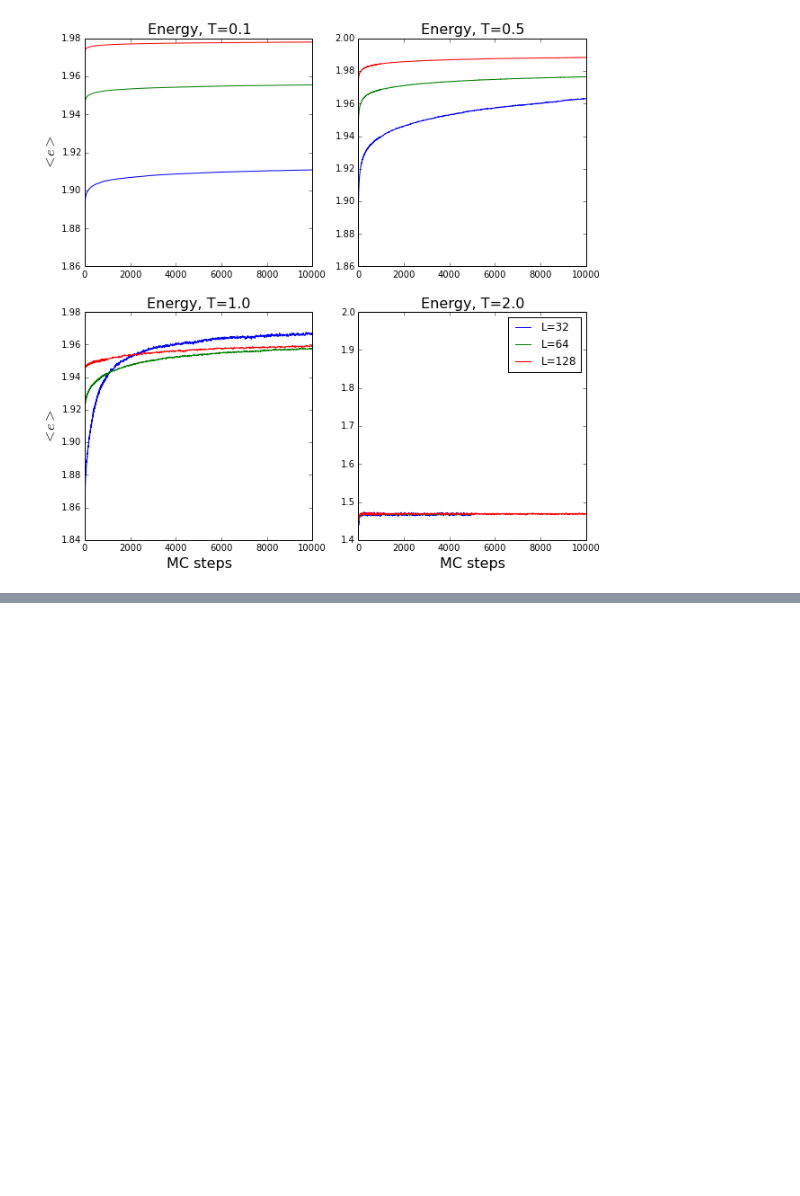
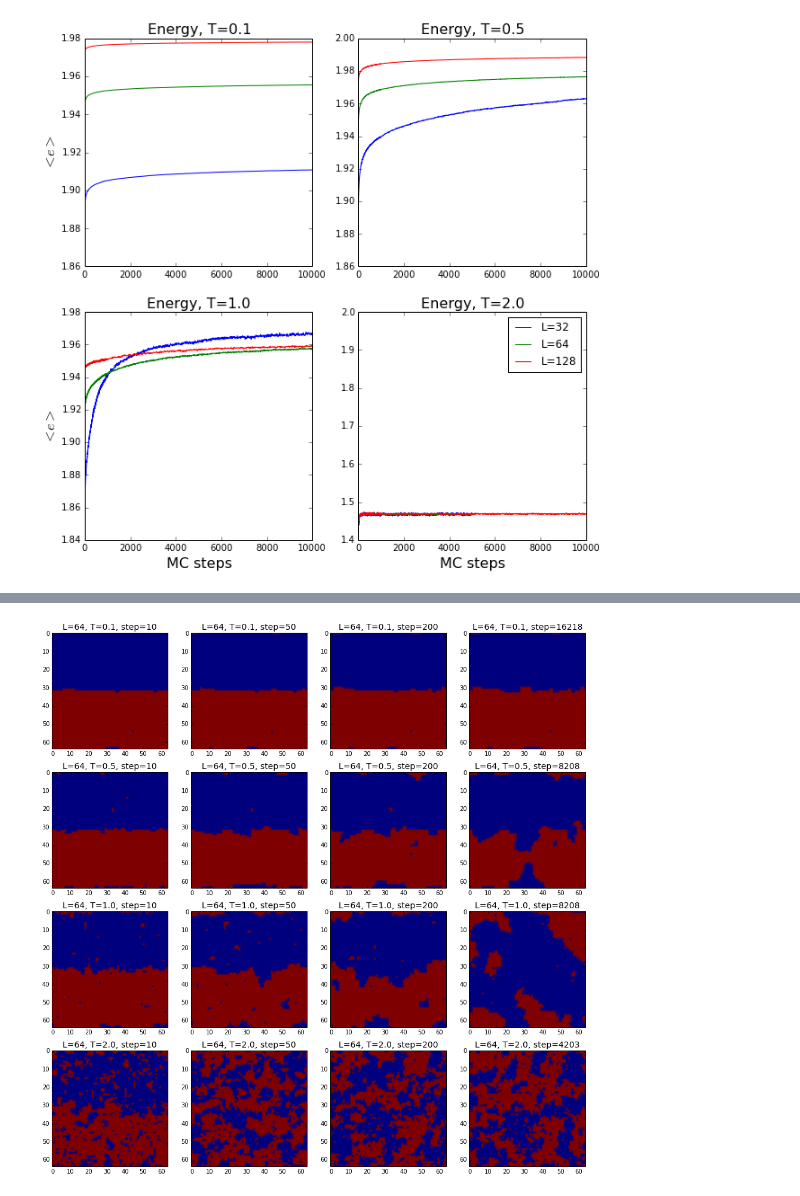
Before and after one commit to seanxiangcheng/RFIM_Simulation, a Jupyter notebook: figs_code/med_spin_plots.py.ipynb, the cells around one changed output, grey strips where cells are left out. Cells and saved outputs as stored; diff of their text form; code cells hidden in the pictures; blank space fills up the shorter version.

```diff
--- a/figs_code/med_spin_plots.py.ipynb
+++ b/figs_code/med_spin_plots.py.ipynb
@@ -104,0 +127,5 @@ plt.legend(['L=32', "L=64", "L=128"])
+# %%
+spin_plot(64, 1000)
+plt.savefig("spin_L%d.pdf" % 64)
+# %% [output]
+[figure, added]
```
Also changed, not shown: parts of 5 cells of this notebook, 4 other files.
